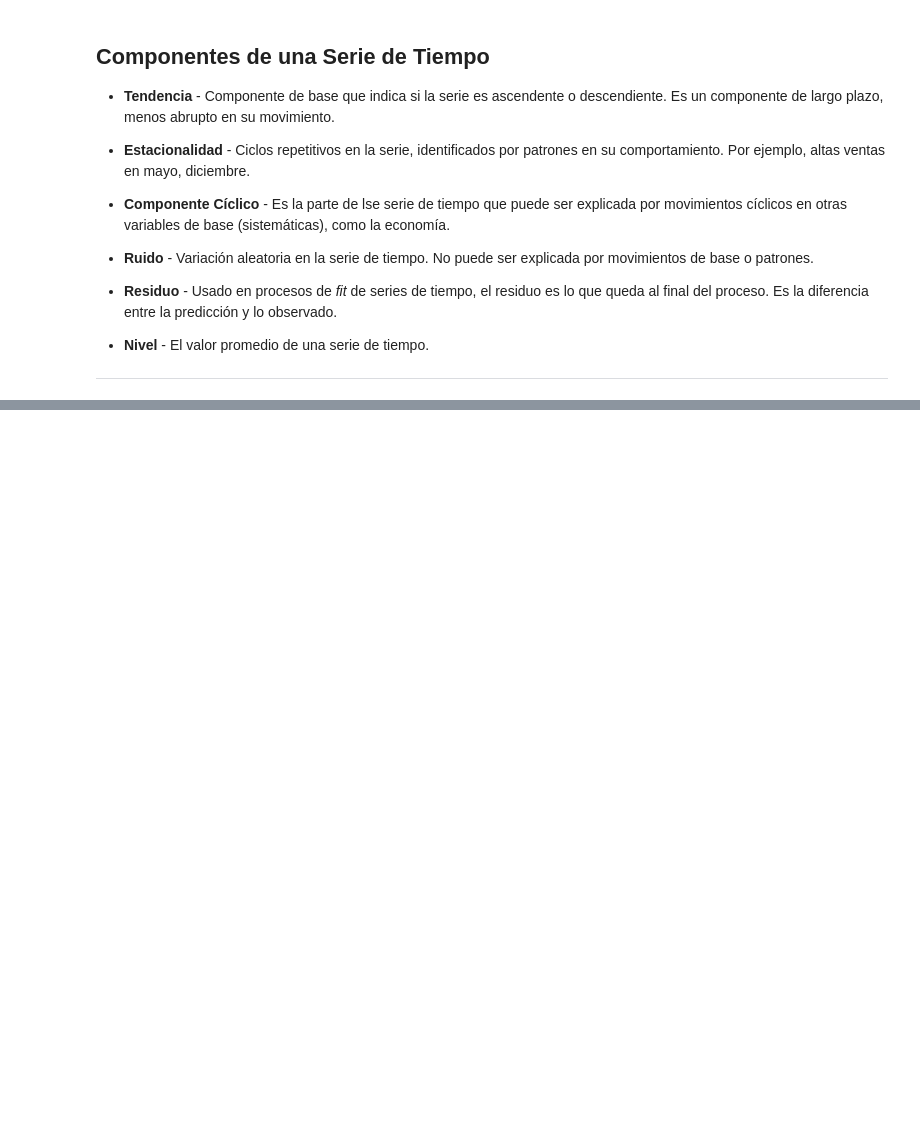
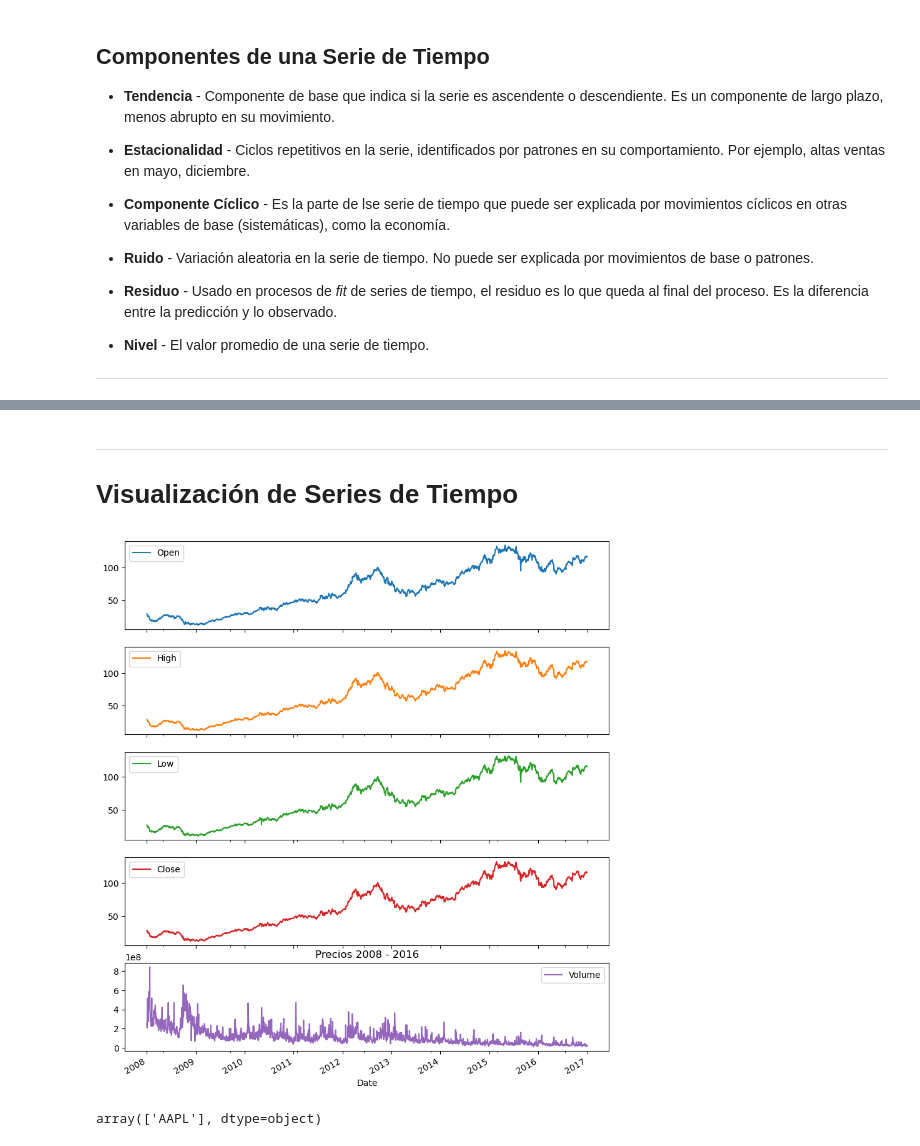
Before and after one commit to grrddn/Modulo_46_Series_de_Tiempo, a Jupyter notebook: 01 Módulo_46_Introducción_a_Series_de_Tiempo.ipynb, the cells around one changed output, grey strips where cells are left out. Saved outputs shown, nothing was run; the diff lists cells and outputs as text; code cells hidden in the pictures; blank space fills up the shorter version.

```diff
--- a/01 Módulo_46_Introducción_a_Series_de_Tiempo.ipynb
+++ b/01 Módulo_46_Introducción_a_Series_de_Tiempo.ipynb
@@ -62,0 +198,14 @@ df.sample(5)
+# %% [markdown]
+_______
+
+# **Visualización de Series de Tiempo**
+# %%
+df['2008':'2016'].plot(subplots= True, figsize=(10,12))
+plt.title('Precios 2008 - 2016')
+plt.show()
+# %% [output]
+[figure, added]
+# %%
+df['Name'].unique()
+# %% [output]
+array(['AAPL'], dtype=object)
```
Also changed, not shown: parts of 31 cells of this notebook, 1 other file.
